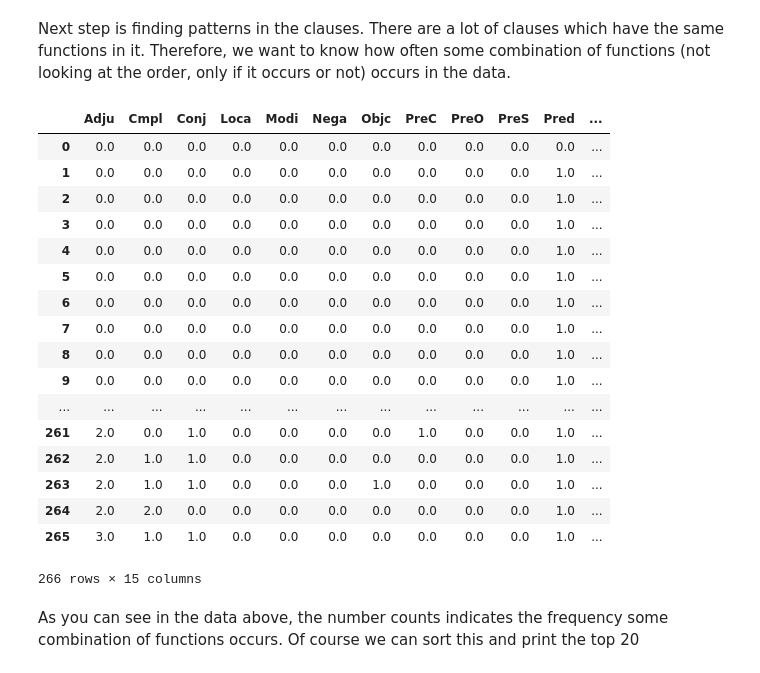
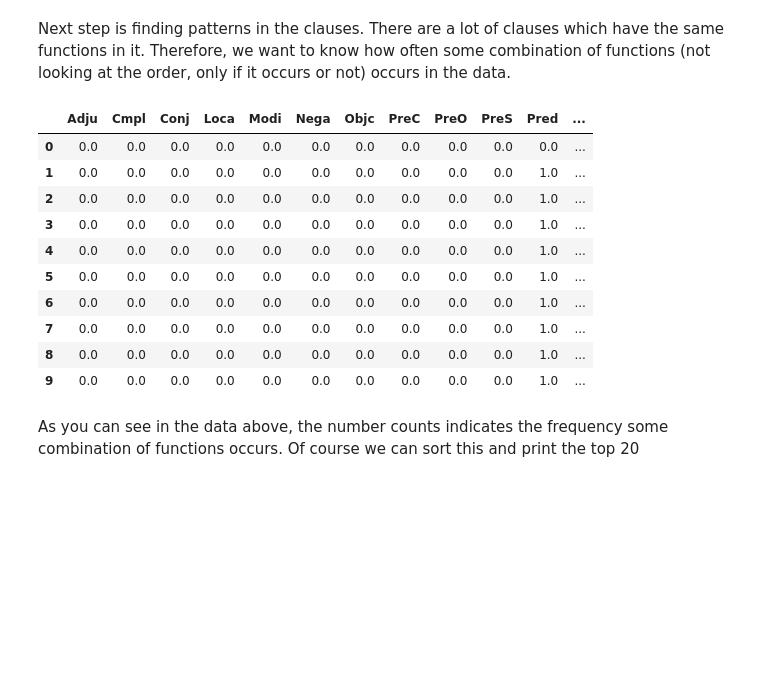
Before and after one commit to ETCBC/Probabilistic_Language_Change, a Jupyter notebook: Data analysis notebook.ipynb, the cells around one changed output. Drawn from its saved outputs; the diff is of its cells as text; code cells hidden in the pictures; blank space fills up the shorter version.

```diff
--- a/Data analysis notebook.ipynb
+++ b/Data analysis notebook.ipynb
@@ -102,26 +102,19 @@ Mean: 3.12204968944, Variance: 1.08168772424
 Next step is finding patterns in the clauses. There are a lot of clauses which have the same functions in it. Therefore, we want to know how often some combination of functions (not looking at the order, only if it occurs or not) occurs in the data.
 # %%
 dfCount = df.groupby(df.columns.tolist()).size().reset_index().rename(columns={0:'count'})
-dfCount
+dfCount[:10]
 # %% [output]
 |  | Adju | Cmpl | Conj | Loca | Modi | Nega | Objc | PreC | PreO | PreS | Pred | ... |
 | 0 | 0.0 | 0.0 | 0.0 | 0.0 | 0.0 | 0.0 | 0.0 | 0.0 | 0.0 | 0.0 | 0.0 | ... |
 | 1 | 0.0 | 0.0 | 0.0 | 0.0 | 0.0 | 0.0 | 0.0 | 0.0 | 0.0 | 0.0 | 1.0 | ... |
 | 2 | 0.0 | 0.0 | 0.0 | 0.0 | 0.0 | 0.0 | 0.0 | 0.0 | 0.0 | 0.0 | 1.0 | ... |
 | 3 | 0.0 | 0.0 | 0.0 | 0.0 | 0.0 | 0.0 | 0.0 | 0.0 | 0.0 | 0.0 | 1.0 | ... |
 | 4 | 0.0 | 0.0 | 0.0 | 0.0 | 0.0 | 0.0 | 0.0 | 0.0 | 0.0 | 0.0 | 1.0 | ... |
 | 5 | 0.0 | 0.0 | 0.0 | 0.0 | 0.0 | 0.0 | 0.0 | 0.0 | 0.0 | 0.0 | 1.0 | ... |
 | 6 | 0.0 | 0.0 | 0.0 | 0.0 | 0.0 | 0.0 | 0.0 | 0.0 | 0.0 | 0.0 | 1.0 | ... |
 | 7 | 0.0 | 0.0 | 0.0 | 0.0 | 0.0 | 0.0 | 0.0 | 0.0 | 0.0 | 0.0 | 1.0 | ... |
 | 8 | 0.0 | 0.0 | 0.0 | 0.0 | 0.0 | 0.0 | 0.0 | 0.0 | 0.0 | 0.0 | 1.0 | ... |
 | 9 | 0.0 | 0.0 | 0.0 | 0.0 | 0.0 | 0.0 | 0.0 | 0.0 | 0.0 | 0.0 | 1.0 | ... |
-| ... | ... | ... | ... | ... | ... | ... | ... | ... | ... | ... | ... | ... |
-| 261 | 2.0 | 0.0 | 1.0 | 0.0 | 0.0 | 0.0 | 0.0 | 1.0 | 0.0 | 0.0 | 1.0 | ... |
-| 262 | 2.0 | 1.0 | 1.0 | 0.0 | 0.0 | 0.0 | 0.0 | 0.0 | 0.0 | 0.0 | 1.0 | ... |
-| 263 | 2.0 | 1.0 | 1.0 | 0.0 | 0.0 | 0.0 | 1.0 | 0.0 | 0.0 | 0.0 | 1.0 | ... |
-| 264 | 2.0 | 2.0 | 0.0 | 0.0 | 0.0 | 0.0 | 0.0 | 0.0 | 0.0 | 0.0 | 1.0 | ... |
-| 265 | 3.0 | 1.0 | 1.0 | 0.0 | 0.0 | 0.0 | 0.0 | 0.0 | 0.0 | 0.0 | 1.0 | ... |
-266 rows × 15 columns
 # %% [markdown]
 As you can see in the data above, the number counts indicates the frequency some combination of functions occurs. Of course we can sort this and print the top 20
 # %%
```
Also changed, not shown: parts of 7 cells of this notebook.
